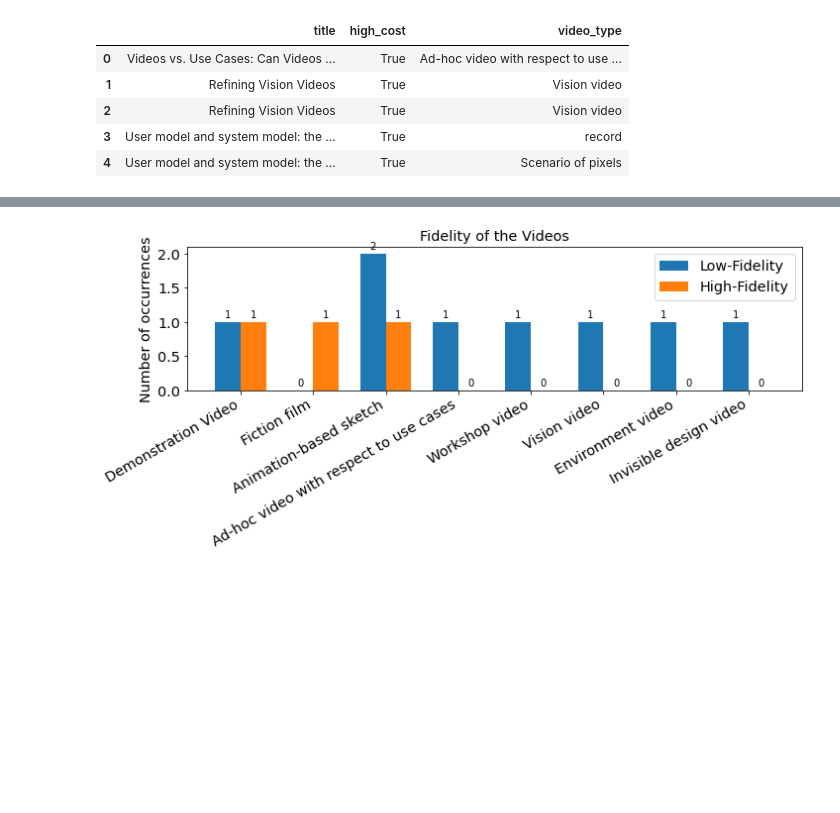
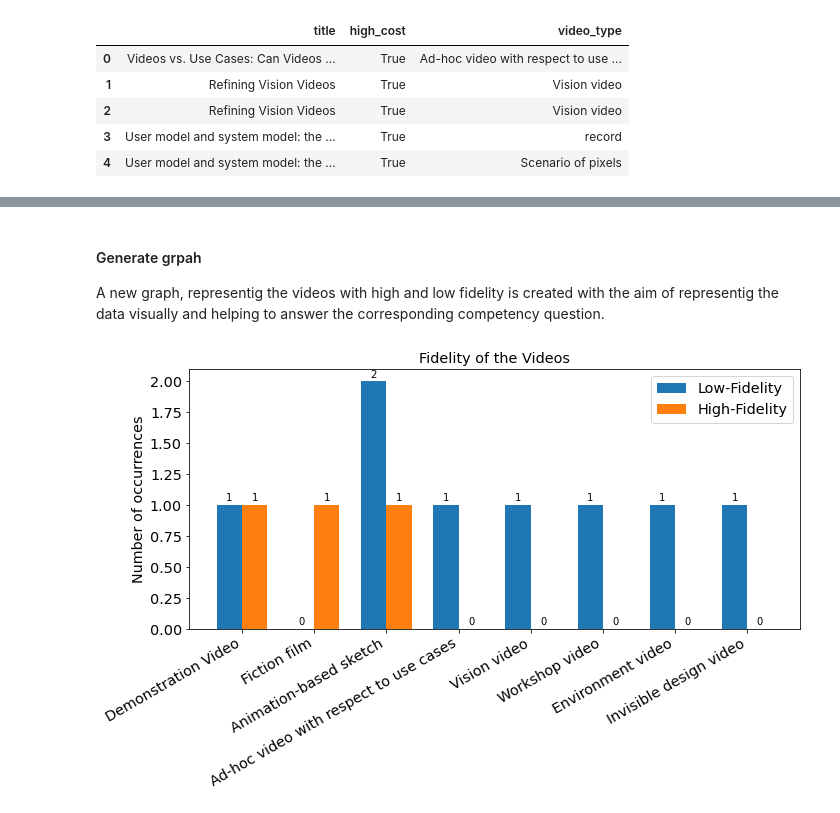
Before and after one commit to AlexHahnGF/bachelor, a Jupyter notebook: Untitled.ipynb, the cells around one changed output, grey strips where cells are left out. Saved outputs shown, nothing was run; the diff lists cells and outputs as text; code cells hidden in the pictures; blank space fills up the shorter version.

```diff
--- a/Untitled.ipynb
+++ b/Untitled.ipynb
@@ -535,20 +602,11 @@ data.head()
 | 2 | Speculative Requirements: Design ... | Fiction film | True | NaN |
 | 3 | Investigating User Experiences Th... | Animation-based sketch | True | NaN |
 | 4 | Videos vs. Use Cases: Can Videos ... | Ad-hoc video with respect to use ... | NaN | True |
+# %% [markdown]
+#### Generate grpah
+
+A new graph, representig the videos with high and low fidelity is created with the aim of representig the data visually and helping to answer the corresponding competency question.
 # %%
-data_list = []
-for index, row in data.iterrows():
-    if not pd.isnull(row['high_fidelity']) and row['high_fidelity'] == True:
-        data_list.append(row['video_type'])
-
-#pd.Series(data_list).value_counts().plot(kind='bar',
-                                         #color='red',
-                                         #label='Type of Video',
-                                         #ylabel='number of occurrences')
-
-
-
-
 context_data = []
 duplicates = []
 for index, row in data.iterrows():
@@ -573,31 +631,31 @@ for item in context_data:
             if item['video_type'] == i['video_type']:
                 if 'low_fidelity' in i['fidelity']:
                     low_count+=1
                 elif 'high_fidelity' in i['fidelity']:
                     hi_count+=1
         low_fi.append(low_count)
         hi_fi.append(hi_count)
 
 
 
 x = np.arange(len(labels))  # the label locations
 width = 0.35  # the width of the bars
 
 fig, ax = plt.subplots()
 rects1 = ax.bar(x - width/2, low_fi, width, label='Low-Fidelity')
 rects2 = ax.bar(x + width/2, hi_fi, width, label='High-Fidelity')
 
 # Add some text for labels, title and custom x-axis tick labels, etc.
 ax.set_ylabel('Number of occurrences')
 ax.set_title('Fidelity of the Videos')
 ax.set_xticks(x, labels)
 ax.legend()
 
 ax.bar_label(rects1, padding=2)
 ax.bar_label(rects2, padding=2)
 plt.rcParams["figure.figsize"] = (10,3)
 fig.tight_layout()
 fig.autofmt_xdate()
 plt.show()
 # %% [output]
-[figure, old version]
+[figure, new version]
```
Also changed, not shown: parts of 31 cells of this notebook.
